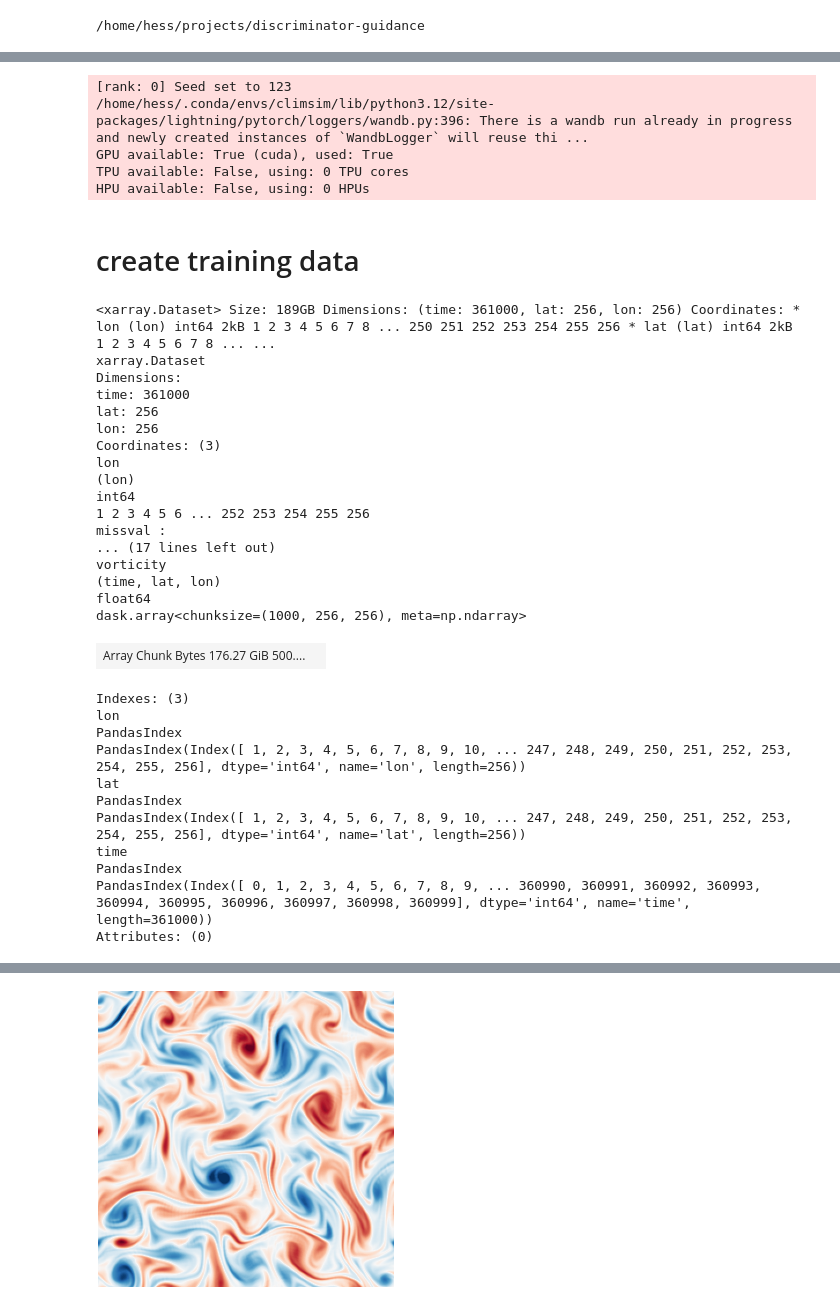
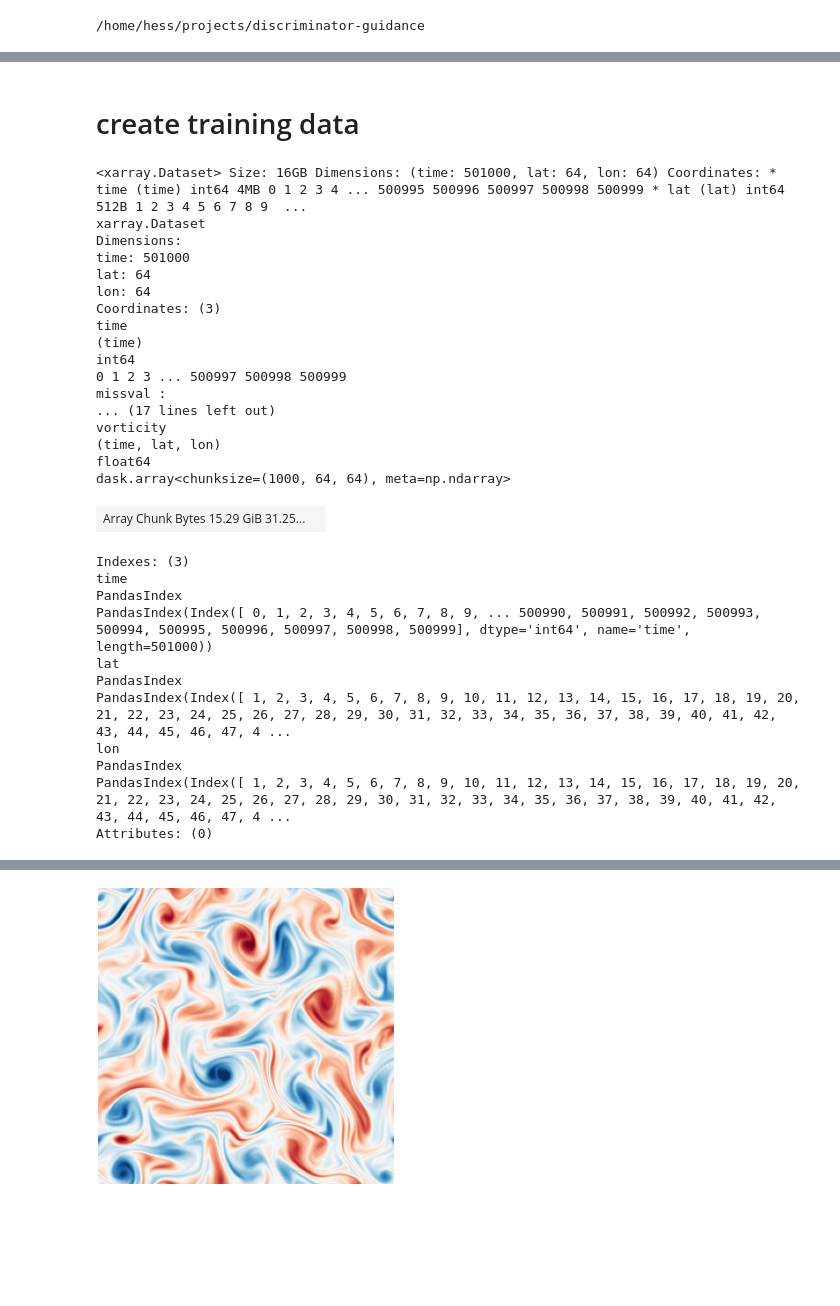
Before and after one commit to Sindhu-Vasireddy/DiffusionRestoration, a Jupyter notebook: notebooks/vorticity-training-data.ipynb, the cells around one changed output, grey strips where cells are left out. Saved outputs shown, nothing was run; the diff lists cells and outputs as text; code cells hidden in the pictures; blank space fills up the shorter version.

```diff
--- a/notebooks/vorticity-training-data.ipynb
+++ b/notebooks/vorticity-training-data.ipynb
@@ -60,44 +36,36 @@ config
-# %%
-main(config)
-# %% [output]
-[rank: 0] Seed set to 123
-/home/hess/.conda/envs/climsim/lib/python3.12/site-packages/lightning/pytorch/loggers/wandb.py:396: There is a wandb run already in progress and newly created instances of `WandbLogger` will reuse thi ...
-GPU available: True (cuda), used: True
-TPU available: False, using: 0 TPU cores
-HPU available: False, using: 0 HPUs
 # %% [markdown]
 # create training data
 # %%
-fname = "/p/tmp/hess/scratch/turbulence-simulation/experiment_2/2d_turbulence_step_*"
+fname = "/p/tmp/hess/scratch/turbulence-simulation/experiment_small/2d_turbulence_step_*"
 ds = xr.open_mfdataset(fname)
 ds
 # %% [output]
-<xarray.Dataset> Size: 189GB Dimensions: (time: 361000, lat: 256, lon: 256) Coordinates: * lon (lon) int64 2kB 1 2 3 4 5 6 7 8 ... 250 251 252 253 254 255 256 * lat (lat) int64 2kB 1 2 3 4 5 6 7 8 ... ...
+<xarray.Dataset> Size: 16GB Dimensions: (time: 501000, lat: 64, lon: 64) Coordinates: * time (time) int64 4MB 0 1 2 3 4 ... 500995 500996 500997 500998 500999 * lat (lat) int64 512B 1 2 3 4 5 6 7 8 9  ...
 xarray.Dataset
 Dimensions:
-time: 361000
-lat: 256
-lon: 256
+time: 501000
+lat: 64
+lon: 64
 Coordinates: (3)
-lon
-(lon)
+time
+(time)
 int64
-1 2 3 4 5 6 ... 252 253 254 255 256
+0 1 2 3 ... 500997 500998 500999
 missval :
 ... (17 lines left out)
 vorticity
 (time, lat, lon)
 float64
-dask.array<chunksize=(1000, 256, 256), meta=np.ndarray>
+dask.array<chunksize=(1000, 64, 64), meta=np.ndarray>
-| Array Chunk Bytes 176.27 GiB 500.... |  |
+| Array Chunk Bytes 15.29 GiB 31.25... |  |
 Indexes: (3)
+time
+PandasIndex
+PandasIndex(Index([ 0, 1, 2, 3, 4, 5, 6, 7, 8, 9, ... 500990, 500991, 500992, 500993, 500994, 500995, 500996, 500997, 500998, 500999], dtype='int64', name='time', length=501000))
+lat
+PandasIndex
+PandasIndex(Index([ 1, 2, 3, 4, 5, 6, 7, 8, 9, 10, 11, 12, 13, 14, 15, 16, 17, 18, 19, 20, 21, 22, 23, 24, 25, 26, 27, 28, 29, 30, 31, 32, 33, 34, 35, 36, 37, 38, 39, 40, 41, 42, 43, 44, 45, 46, 47, 4 ...
 lon
 PandasIndex
-PandasIndex(Index([ 1, 2, 3, 4, 5, 6, 7, 8, 9, 10, ... 247, 248, 249, 250, 251, 252, 253, 254, 255, 256], dtype='int64', name='lon', length=256))
-lat
-PandasIndex
-PandasIndex(Index([ 1, 2, 3, 4, 5, 6, 7, 8, 9, 10, ... 247, 248, 249, 250, 251, 252, 253, 254, 255, 256], dtype='int64', name='lat', length=256))
-time
-PandasIndex
-PandasIndex(Index([ 0, 1, 2, 3, 4, 5, 6, 7, 8, 9, ... 360990, 360991, 360992, 360993, 360994, 360995, 360996, 360997, 360998, 360999], dtype='int64', name='time', length=361000))
+PandasIndex(Index([ 1, 2, 3, 4, 5, 6, 7, 8, 9, 10, 11, 12, 13, 14, 15, 16, 17, 18, 19, 20, 21, 22, 23, 24, 25, 26, 27, 28, 29, 30, 31, 32, 33, 34, 35, 36, 37, 38, 39, 40, 41, 42, 43, 44, 45, 46, 47, 4 ...
 Attributes: (0)
```
Also changed, not shown: parts of 15 cells of this notebook, 13 other files.
